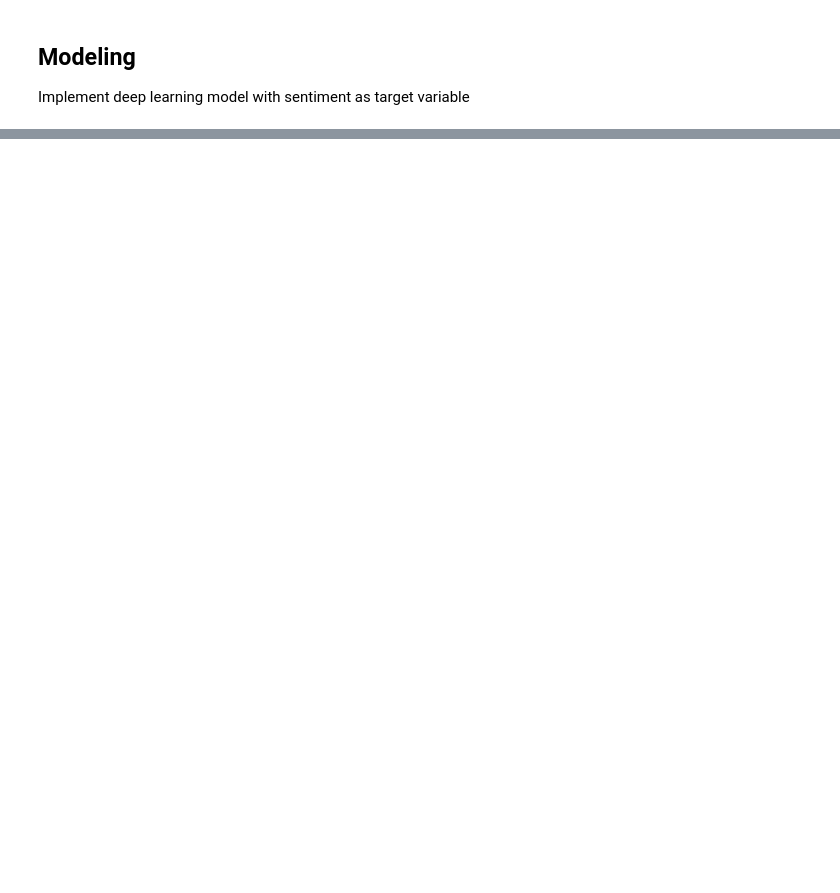
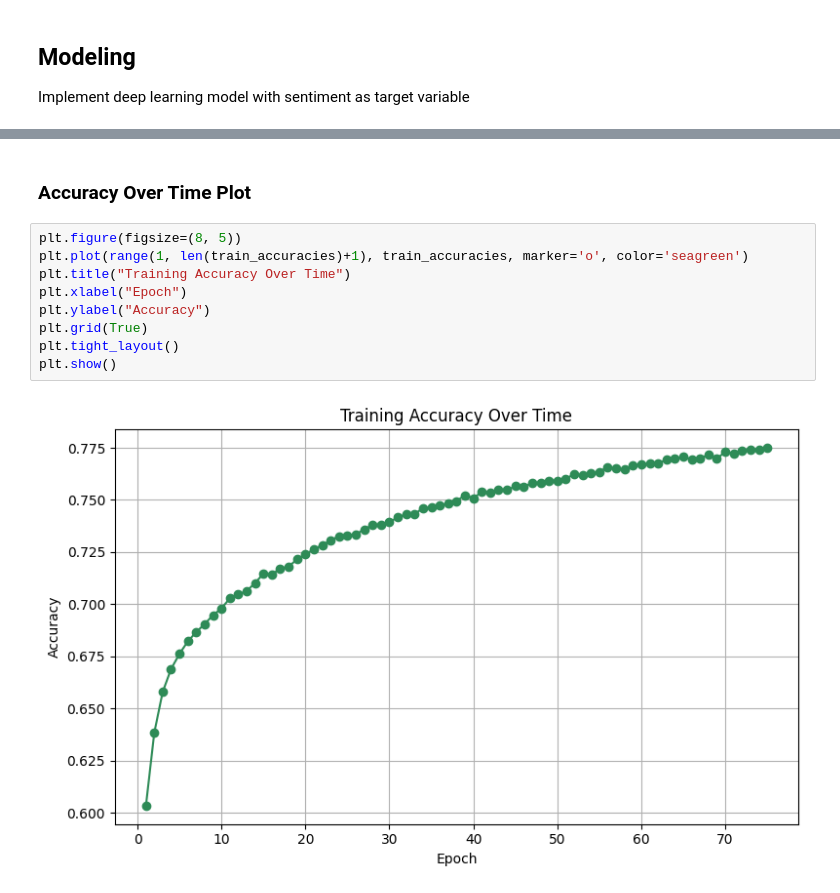
Before and after one commit to mtrmizzy/real-time-sentiment-dashboard, a Jupyter notebook: src/EDA-ModelNotebook.ipynb, the cells around one changed output, grey strips where cells are left out. Cells and saved outputs as stored; diff of their text form; blank space fills up the shorter version.

```diff
--- a/src/EDA-ModelNotebook.ipynb
+++ b/src/EDA-ModelNotebook.ipynb
@@ -871,0 +1161,13 @@ model_comments_df = cleaned_comments_df
+# %% [markdown]
+### **Accuracy Over Time Plot**
+# %%
+plt.figure(figsize=(8, 5))
+plt.plot(range(1, len(train_accuracies)+1), train_accuracies, marker='o', color='seagreen')
+plt.title("Training Accuracy Over Time")
+plt.xlabel("Epoch")
+plt.ylabel("Accuracy")
+plt.grid(True)
+plt.tight_layout()
+plt.show()
+# %% [output]
+[figure, added]
```
Also changed, not shown: parts of 47 cells of this notebook, 3 other files.
